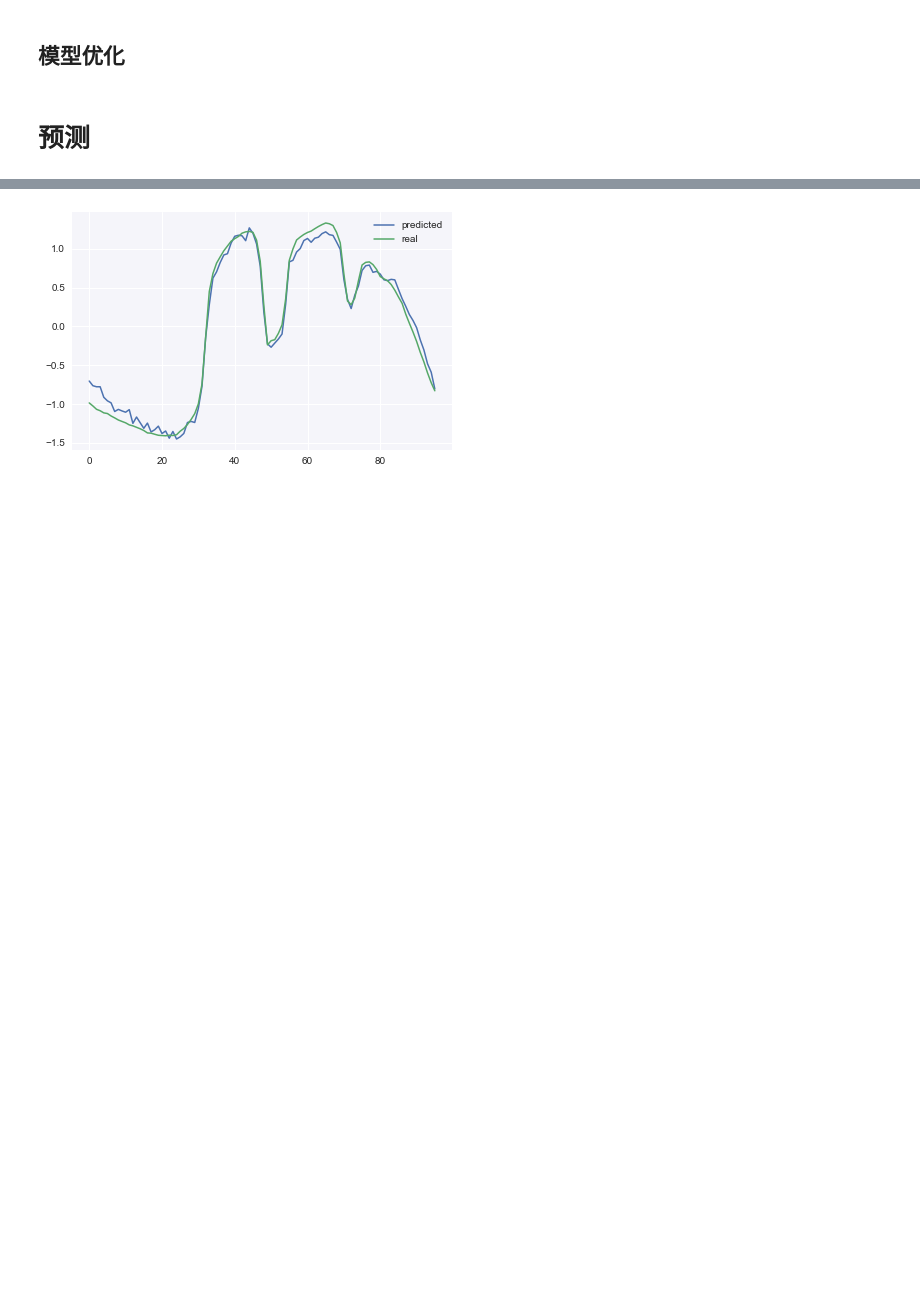
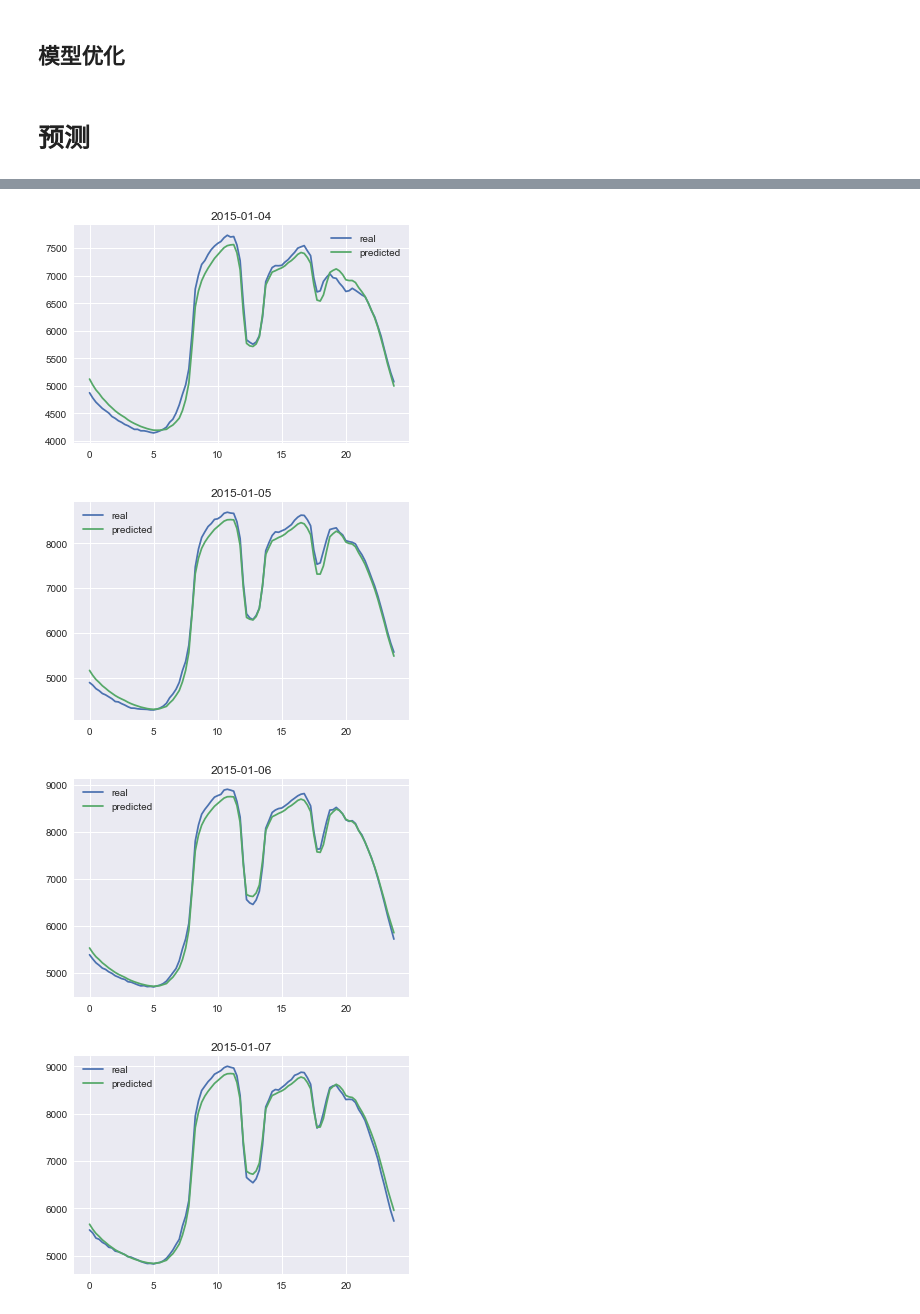
Before and after one commit to Black-Web/notbooks, a Jupyter notebook: jupyternb/eload_forecast.ipynb, the cells around one changed output, grey strips where cells are left out. Saved outputs shown, nothing was run; the diff lists cells and outputs as text; code cells hidden in the pictures; blank space fills up the shorter version.

```diff
--- a/jupyternb/eload_forecast.ipynb
+++ b/jupyternb/eload_forecast.ipynb
@@ -179,7 +244,5 @@ model.evaluate(test_data, test_tar)
-# %%
-plt.plot(model.predict(test_data[10:11]).T)
-plt.plot(test_tar[10:11].values.T)
-plt.legend(['predicted','real'])
-plt.show()
-# %% [output]
-[figure, removed]
+# %%
+# for min-max
+a = test_tar.mul(load_max - load_min, axis=0).dropna().add(load_min,axis=0).dropna()
+b = pd.DataFrame(model.predict(test_data), index=test_tar.index,columns=test_tar.columns)
+b = b.mul(load_max - load_min, axis=0).dropna().add(load_min,axis=0).dropna()
@@ -185,0 +254,12 @@ plt.show()
+# %%
+for i in range(len(test_data.index)):
+    plt.plot(a.iloc[i])
+    plt.plot(test_tar.columns,b.iloc[i])
+    plt.legend(['real','predicted'])
+    plt.title(str(test_tar.index[i])[:10])
+    plt.show()
+# %% [output]
+[figure, added]
+[figure, added]
+[figure, added]
+[figure, added]
```
Also changed, not shown: parts of 48 cells of this notebook.
